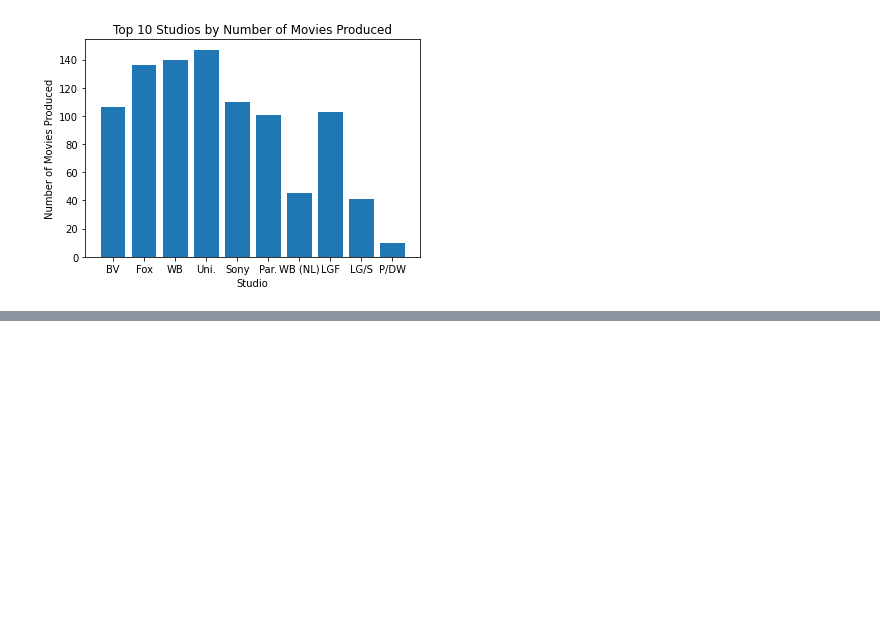
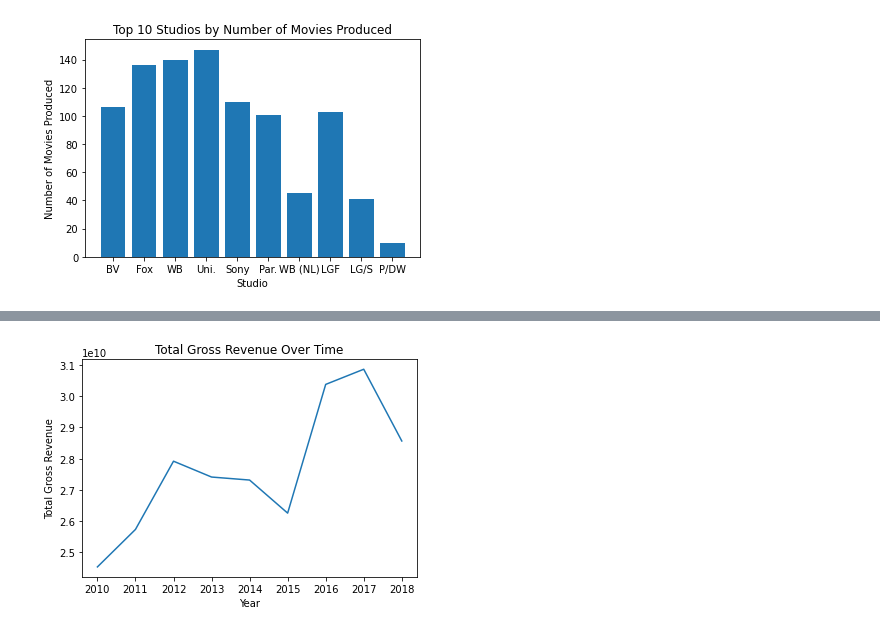
Before and after one commit to kenjuma/Microsoft-New-Movie-Studio, a Jupyter notebook: student.ipynb, the cells around one changed output, grey strips where cells are left out. Cells and saved outputs as stored; diff of their text form; code cells hidden in the pictures; blank space fills up the shorter version.

```diff
--- a/student.ipynb
+++ b/student.ipynb
@@ -383,0 +465,20 @@ P/DW     5.076500e+09     10
+# %%
+# Group the data by year and sum the total gross revenue
+year_totals = df.groupby('year')['total_gross'].sum()
+
+# Create a line graph of the total gross revenue over time
+plt.plot(year_totals.index, year_totals.values)
+
+# Set the x-axis label
+plt.xlabel('Year')
+
+# Set the y-axis label
+plt.ylabel('Total Gross Revenue')
+
+# Set the chart title
+plt.title('Total Gross Revenue Over Time')
+
+# Show the chart
+plt.show()
+# %% [output]
+[figure, added]
```
Also changed, not shown: parts of 16 cells of this notebook.
